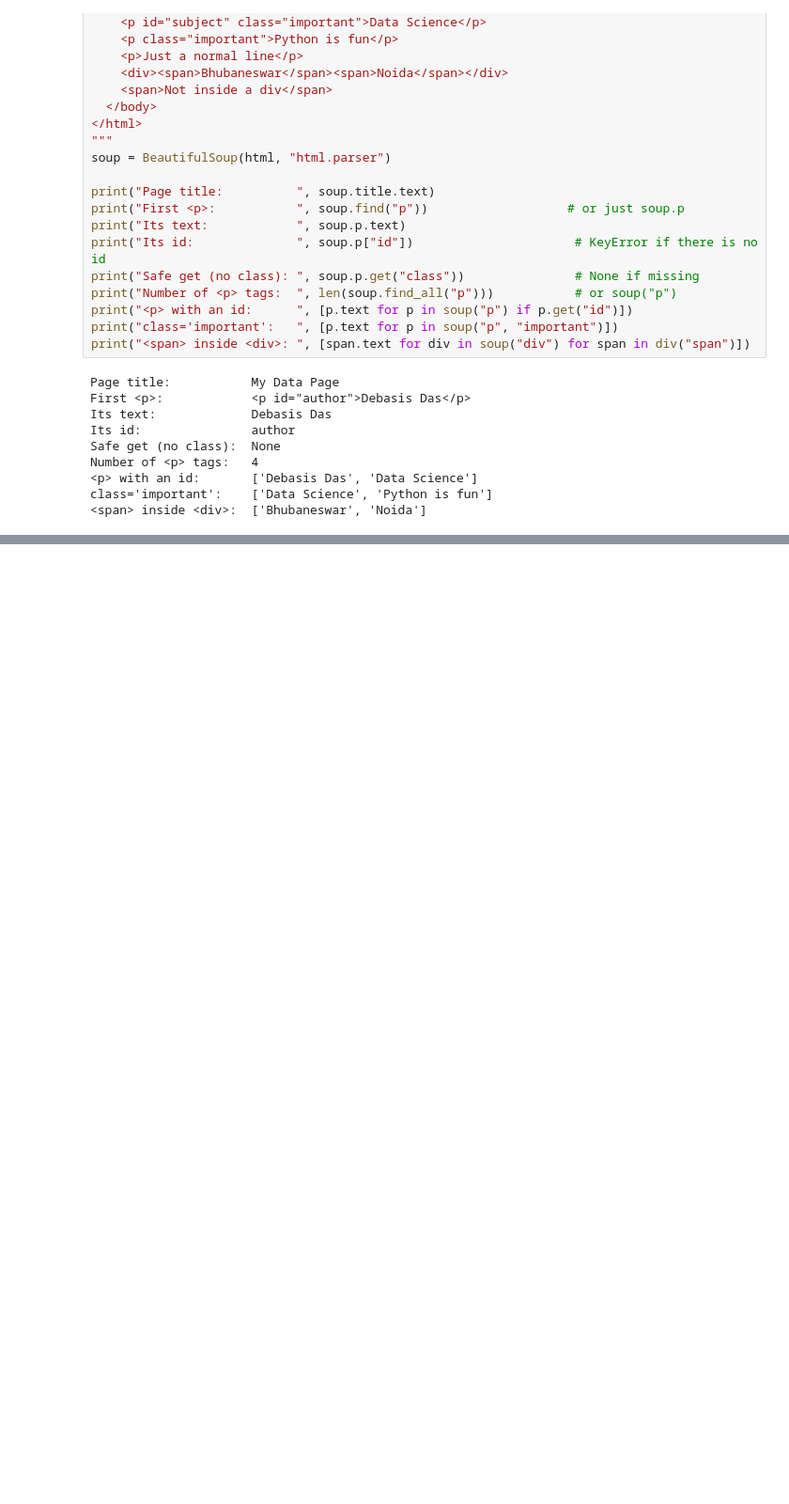
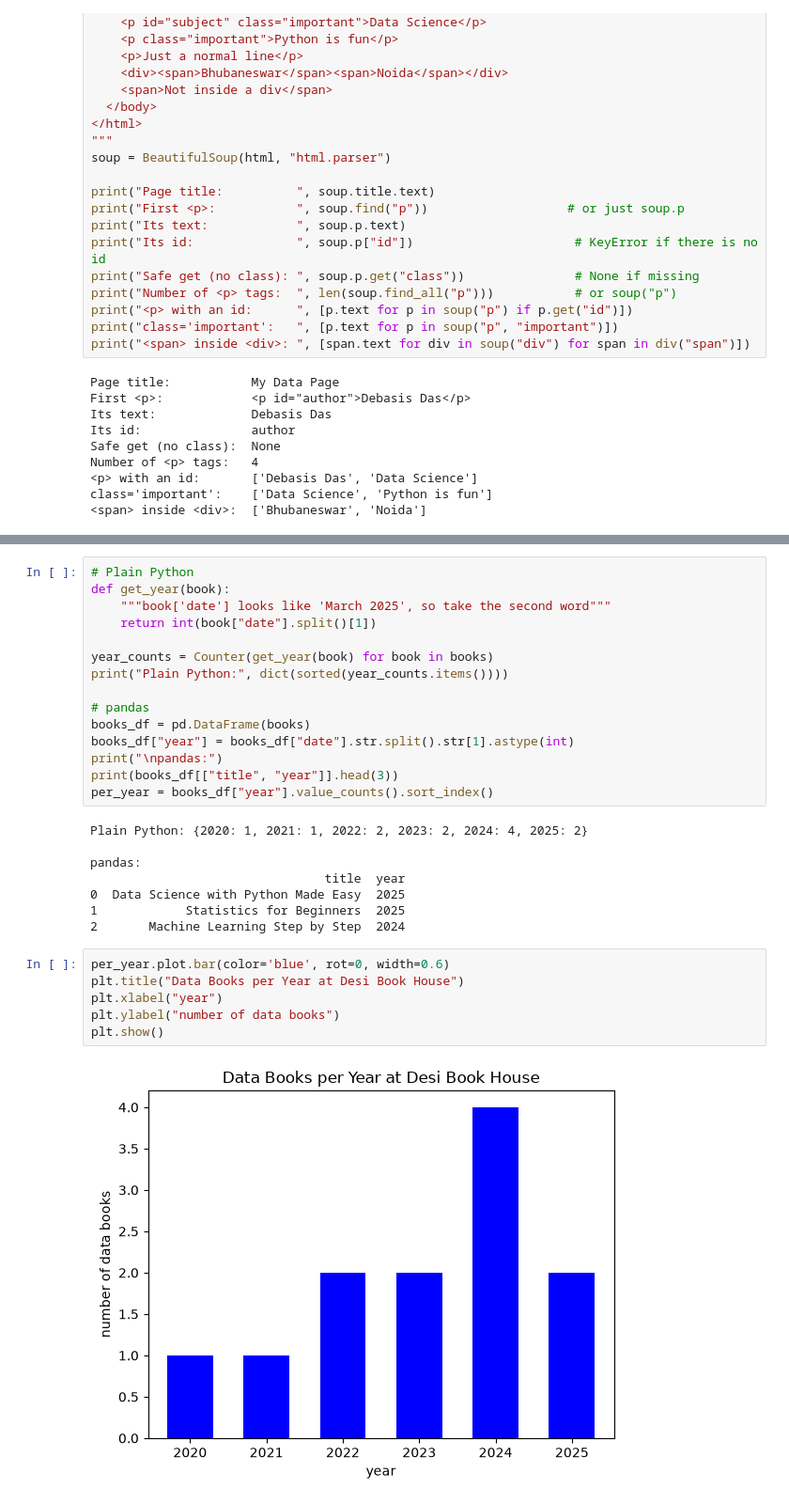
Before and after one commit to mat6099/ML_Debasis_Das, a Jupyter notebook: Getting_Data.ipynb, the cells around one changed output, grey strips where cells are left out. Shown at 94% size. Cells and saved outputs as stored; diff of their text form; blank space fills up the shorter version.

Commit message:
modified:   Getting_Data.ipynb 	new file:   getting_data/bookshop.html

```diff
--- a/Getting_Data.ipynb
+++ b/Getting_Data.ipynb
@@ -320,0 +402,31 @@ class='important':    ['Data Science', 'Python is fun']
+# %%
+# Plain Python
+def get_year(book):
+    """book['date'] looks like 'March 2025', so take the second word"""
+    return int(book["date"].split()[1])
+
+year_counts = Counter(get_year(book) for book in books)
+print("Plain Python:", dict(sorted(year_counts.items())))
+
+# pandas
+books_df = pd.DataFrame(books)
+books_df["year"] = books_df["date"].str.split().str[1].astype(int)
+print("\npandas:")
+print(books_df[["title", "year"]].head(3))
+per_year = books_df["year"].value_counts().sort_index()
+# %% [output]
+Plain Python: {2020: 1, 2021: 1, 2022: 2, 2023: 2, 2024: 4, 2025: 2}
+
+pandas:
+                                title  year
+0  Data Science with Python Made Easy  2025
+1            Statistics for Beginners  2025
+2       Machine Learning Step by Step  2024
+# %%
+per_year.plot.bar(color='blue', rot=0, width=0.6)
+plt.title("Data Books per Year at Desi Book House")
+plt.xlabel("year")
+plt.ylabel("number of data books")
+plt.show()
+# %% [output]
+[figure, added]
```
Also changed, not shown: parts of 6 cells of this notebook, 1 other file.
